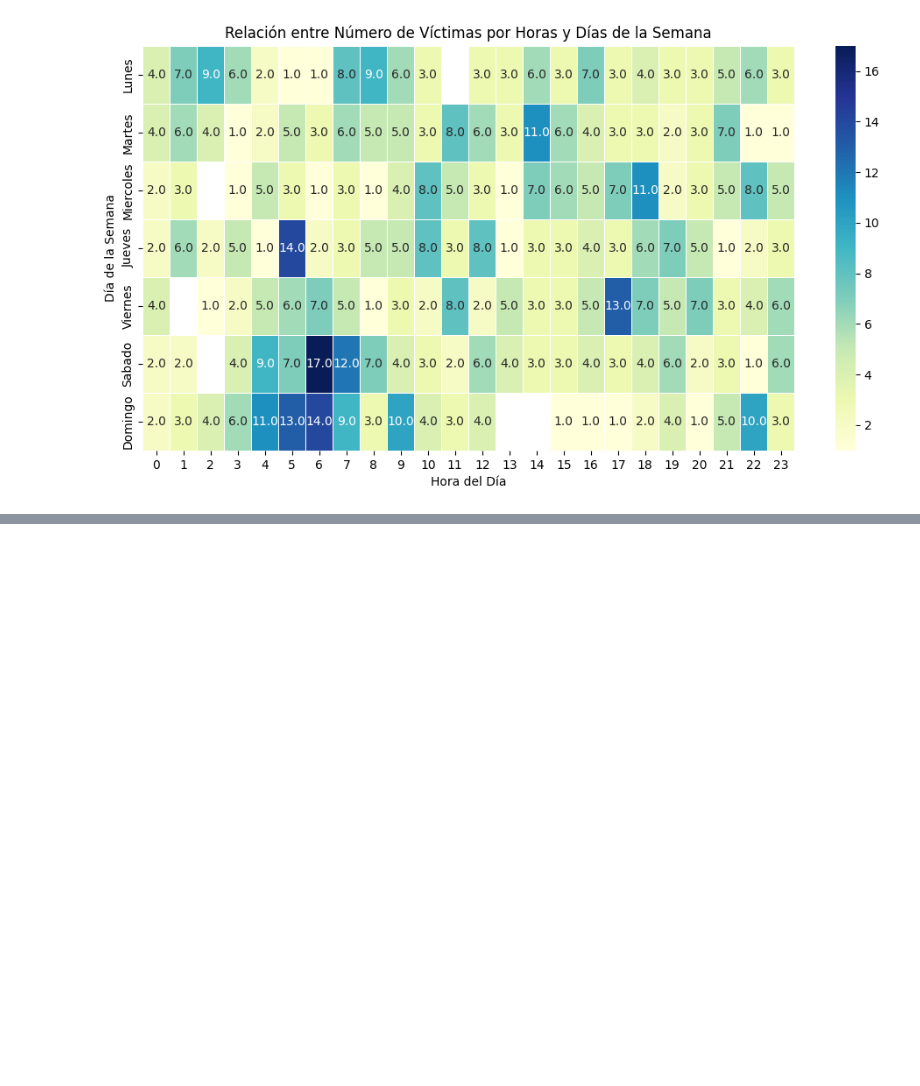
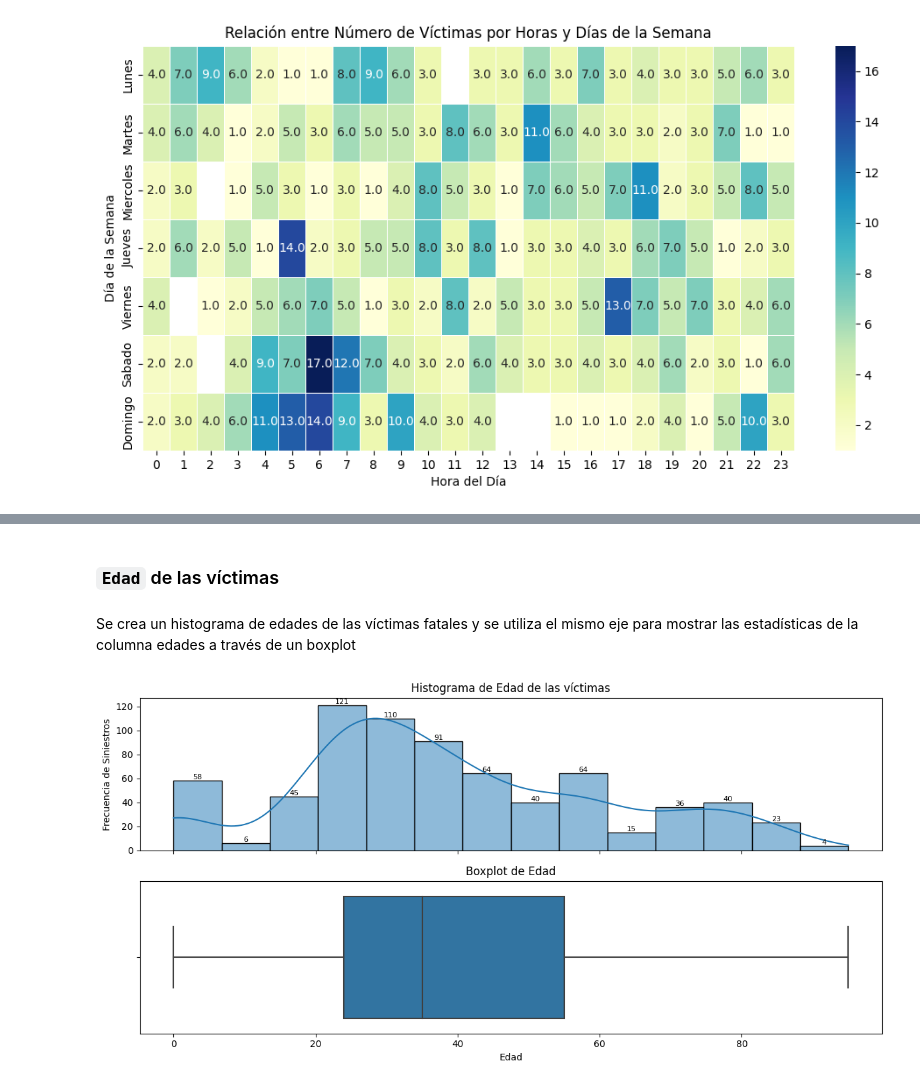
Before and after one commit to JimeFioni/PI-02-Siniestros-Viales, a Jupyter notebook: EDA.ipynb, the cells around one changed output, grey strips where cells are left out. Drawn from its saved outputs; the diff is of its cells as text; code cells hidden in the pictures; blank space fills up the shorter version.

Commit message:
edad

```diff
--- a/EDA.ipynb
+++ b/EDA.ipynb
@@ -320,0 +328,26 @@ plt.show()
+# %% [markdown]
+### `Edad` de las víctimas
+# %% [markdown]
+Se crea un histograma de edades de las víctimas fatales y se utiliza el mismo eje para mostrar las estadísticas de la columna edades a través de un boxplot
+# %%
+# Se crea una figura con un solo eje x compartido para tener dos gráficos en uno
+fig, ax = plt.subplots(2, 1, figsize=(12, 6), sharex=True)
+
+# Se grafica el histograma de la edad
+sns.histplot(df['Edad'], kde=True, ax=ax[0]) #se agrega la línea de suavizado
+ax[0].set_title('Histograma de Edad de las víctimas') ; ax[0].set_ylabel('Frecuencia de Siniestros')
+
+# Agregar etiquetas de datos en el histograma
+for p in ax[0].patches:
+    ax[0].annotate(f'{int(p.get_height())}', (p.get_x() + p.get_width() / 2., p.get_height()),
+                ha='center', va='bottom', fontsize=8, color='black')
+
+# Se grafica el boxplot de la edad
+sns.boxplot(x=df['Edad'], ax=ax[1])
+ax[1].set_title('Boxplot de Edad') ; ax[1].set_xlabel('Edad')
+
+# Se ajusta y muestra el gráfico
+plt.tight_layout()
+plt.show()
+# %% [output]
+[figure, added]
```
Also changed, not shown: parts of 1 cell of this notebook.
